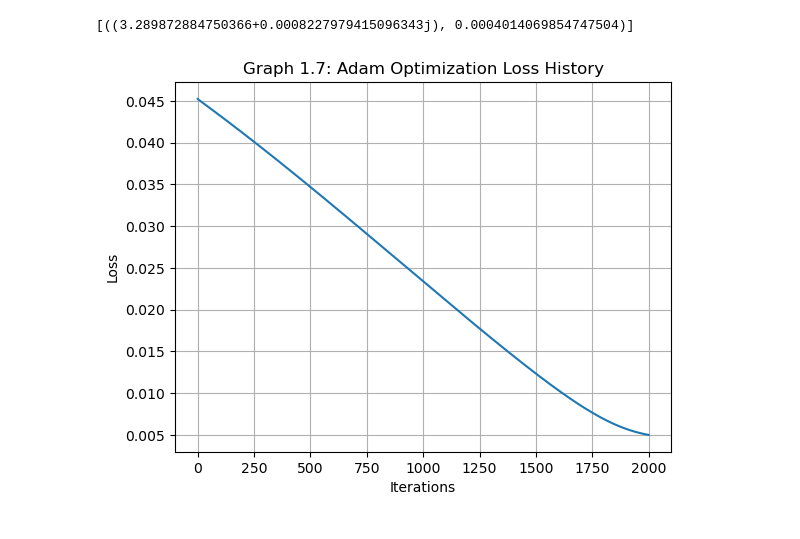
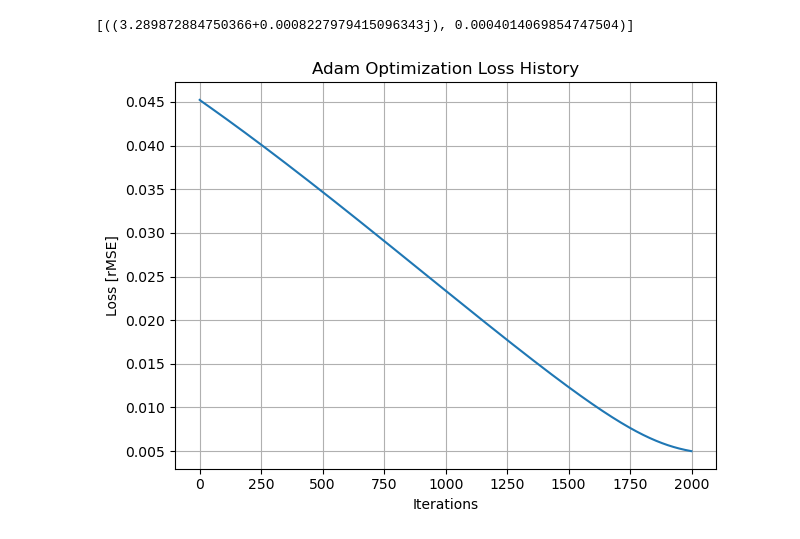
Before and after one commit to Loriginale2000/TerahertzProject, a Jupyter notebook: TheoTHzTDS/THz-TDS/Transfer Matrix Method/HRZ_Si_06_02_2026.ipynb, the cells around one changed output. Cells and saved outputs as stored; diff of their text form; code cells hidden in the pictures.

```diff
--- a/TheoTHzTDS/THz-TDS/Transfer Matrix Method/HRZ_Si_06_02_2026.ipynb
+++ b/TheoTHzTDS/THz-TDS/Transfer Matrix Method/HRZ_Si_06_02_2026.ipynb
@@ -334,12 +357,13 @@ optim_params
 # %%
 plt.plot(grad_optimizer.loss_history)
 plt.xlabel('Iterations')
-plt.ylabel('Loss')
-plt.title('Graph 1.7: Adam Optimization Loss History')
+plt.ylabel('Loss [rMSE]')
+plt.title('Adam Optimization Loss History')
 plt.grid(True)
+plt.tight_layout()
 plt.show()
 # %% [output]
-[figure, old version]
+[figure, new version]
 # %%
 from loss_landscape_visualization import LossLandscapeVisualizer
 from Matrix_methods.AdamExtractor import gen_loss_function
```
Also changed, not shown: parts of 4 cells of this notebook, 6 other files.
